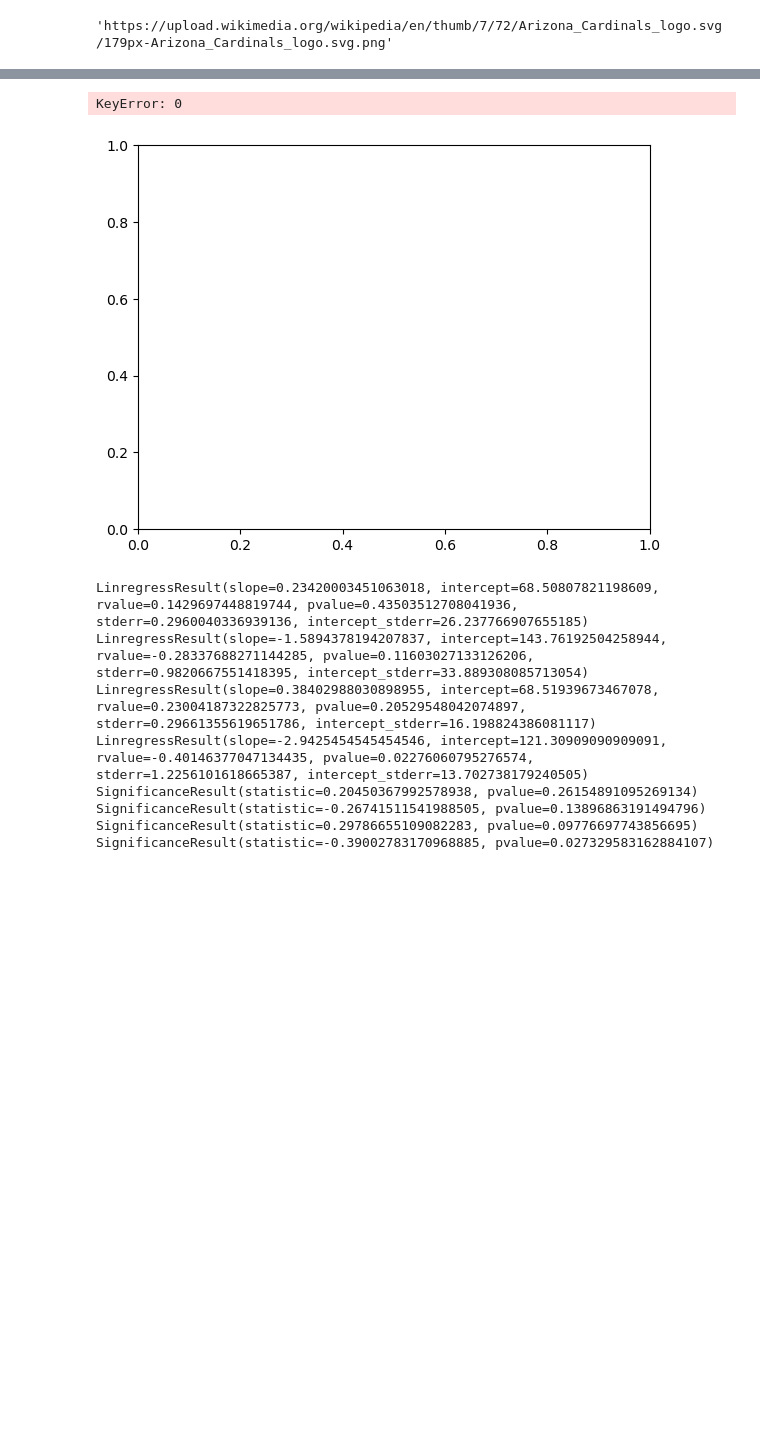
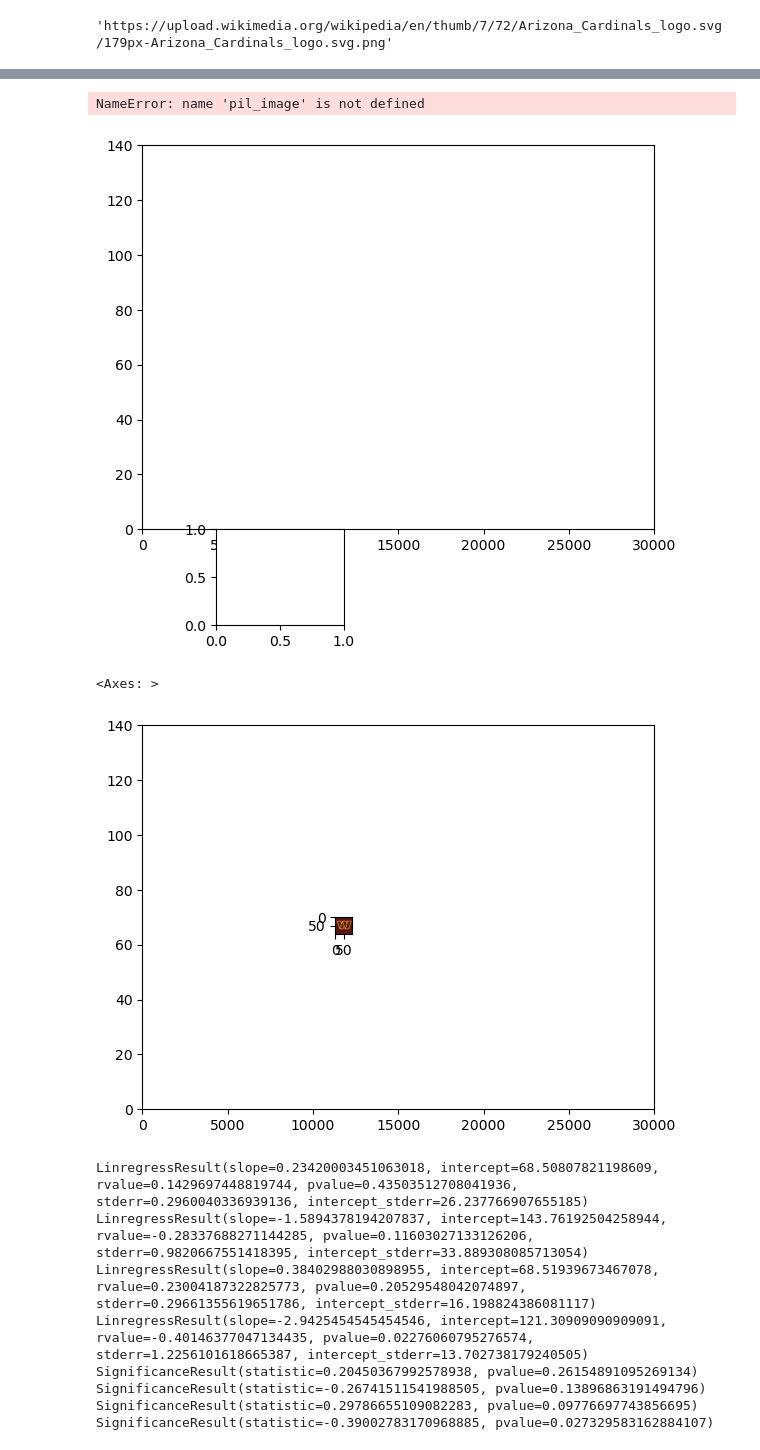
Before and after one commit to JanCalalo/fantasyfootball, a Jupyter notebook: picks vs wins.ipynb, the cells around one changed output, grey strips where cells are left out. Cells and saved outputs as stored; diff of their text form; code cells hidden in the pictures; blank space fills up the shorter version.

```diff
--- a/picks vs wins.ipynb
+++ b/picks vs wins.ipynb
@@ -471,9 +490,39 @@ nan
+# %%
+ax = plt.figure().add_axes([.15,.15,.8,.8])
+ax.set_xlim([0,30000])
+ax.set_ylim([0,140])
+x = curr_row[curr_pick_option]
+y = curr_row['post_wins']
+team_abbr = curr_team
+s = .5
+
+if team_abbr is not None:
+
+
+    team_logo_url = team_desc_2[team_desc_2['team_abbr'] == team_abbr]['team_logo_espn'].to_list()[0]
+
+elif team_id is not None:
+
+
+    team_logo_url = team_desc_2[team_desc_2['team_id'] == team_id]['team_logo_espn'].to_list()[0]
+else:
+    raise ValueError("No Team Identifier")
+
+im_ax =ax.inset_axes([x/abs(np.diff(ax.get_xlim())) - s/2,y/abs(np.diff(ax.get_ylim()))-s/2,s/2,s/2], )
+im__import =pil_image.open(team_logo_url)
+#im_ax.imshow()
+# %% [output]
+NameError: name 'pil_image' is not defined
+[figure, added]
 # %%
 curr_ax = plt.figure().add_axes([.15,.15,.8,.8])
-nfl_plot.logo_scatter_indiv(curr_ax,curr_row[curr_pick_option],curr_row['post_wins'],3,team_abbr = curr_team)
+curr_ax.set_xlim([0,30000])
+curr_ax.set_ylim([0,140])
+nfl_plot.logo_scatter_indiv(curr_ax,curr_row[curr_pick_option],curr_row['reg_wins'],1000
+,team_abbr = curr_team)
 # %% [output]
-KeyError: 0
+<Axes: >
-[figure, old version]
+[figure, new version]
 # %%
 for j,curr_pick_option in enumerate(curr_picks):
 
```
Also changed, not shown: parts of 10 cells of this notebook.
